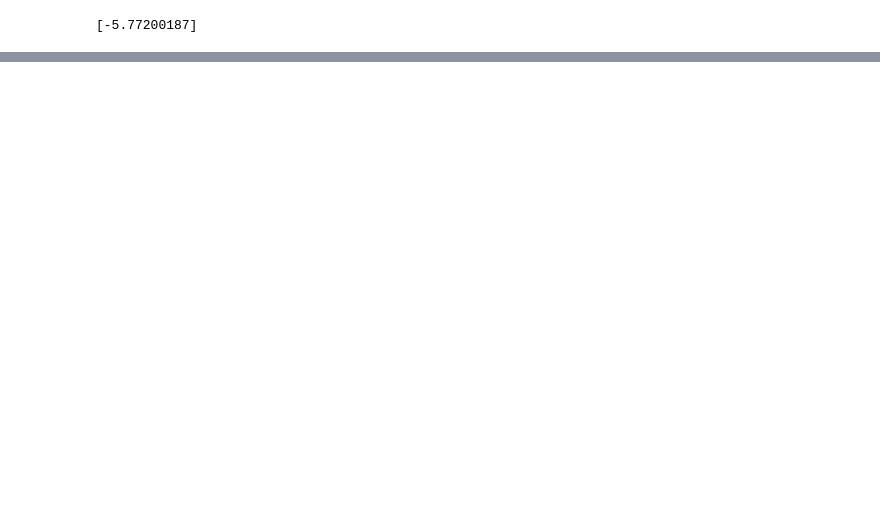
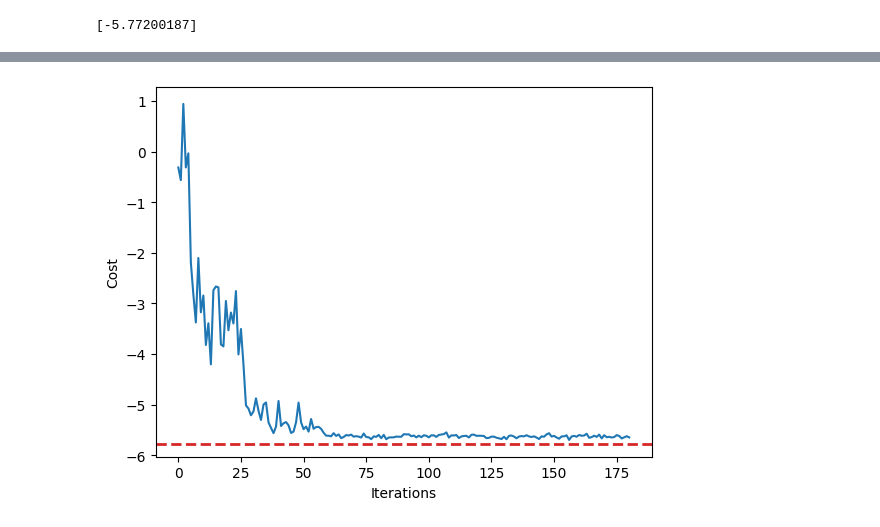
Before and after one commit to byalcin24/qagc2024, a Jupyter notebook: app/src/vqe_scratch.ipynb, the cells around one changed output, grey strips where cells are left out. Saved outputs shown, nothing was run; the diff lists cells and outputs as text; code cells hidden in the pictures; blank space fills up the shorter version.

```diff
--- a/app/src/vqe_scratch.ipynb
+++ b/app/src/vqe_scratch.ipynb
@@ -287,0 +315,7 @@ ans_hop = QuantumCircuit(N)
+# %%
+cost_history_dict = {
+    "prev_vector": None,
+    "iters": 0,
+    "cost_history": [],
+}
+res = vqe.compute_minimum_eigenvalue(hamiltonian = qubit_jw_op)
@@ -287,0 +340,9 @@ ans_hop = QuantumCircuit(N)
+# %%
+fig, ax = plt.subplots()
+ax.plot(range(cost_history_dict["iters"]), cost_history_dict["cost_history"])
+ax.axhline(y=eig, color="tab:red", ls="--", lw=2, label="Target: " + str(eig))
+ax.set_xlabel("Iterations")
+ax.set_ylabel("Cost")
+plt.draw()
+# %% [output]
+[figure, added]
```
Also changed, not shown: parts of 12 cells of this notebook.
